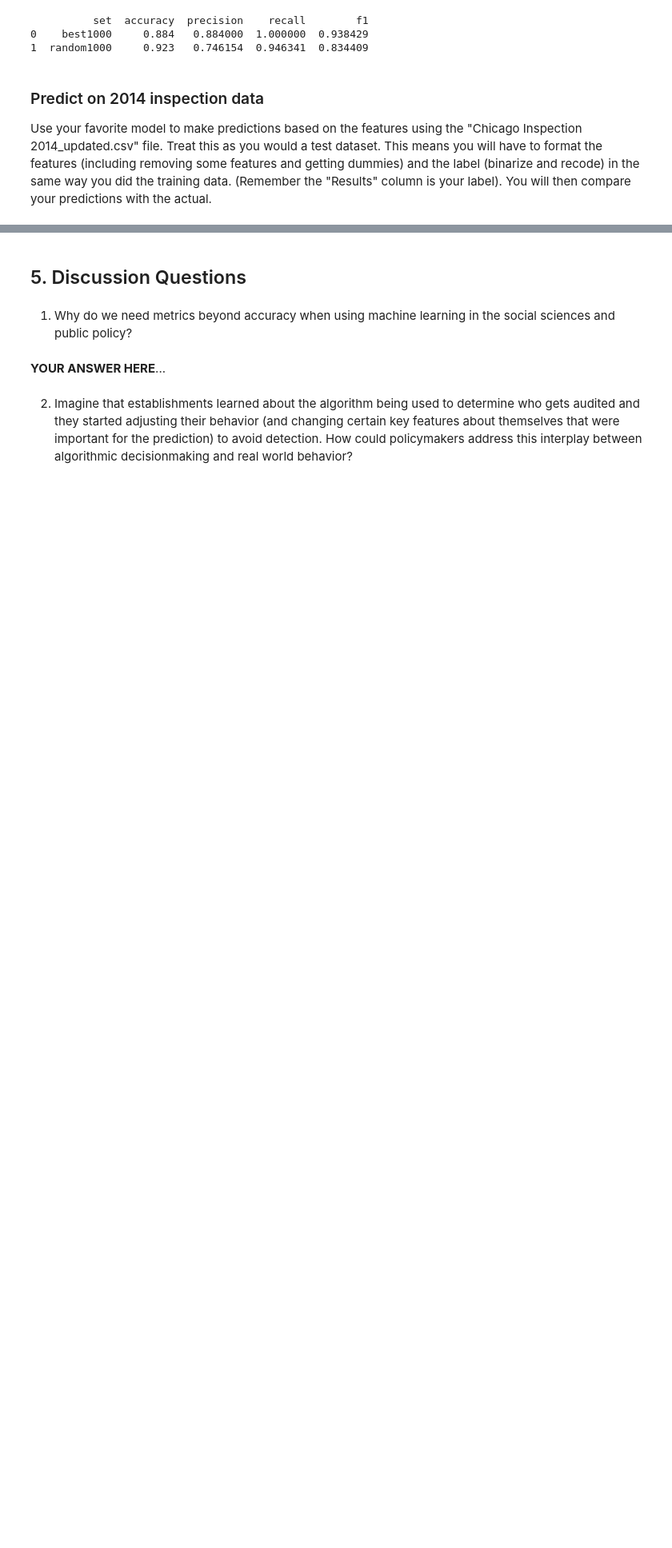
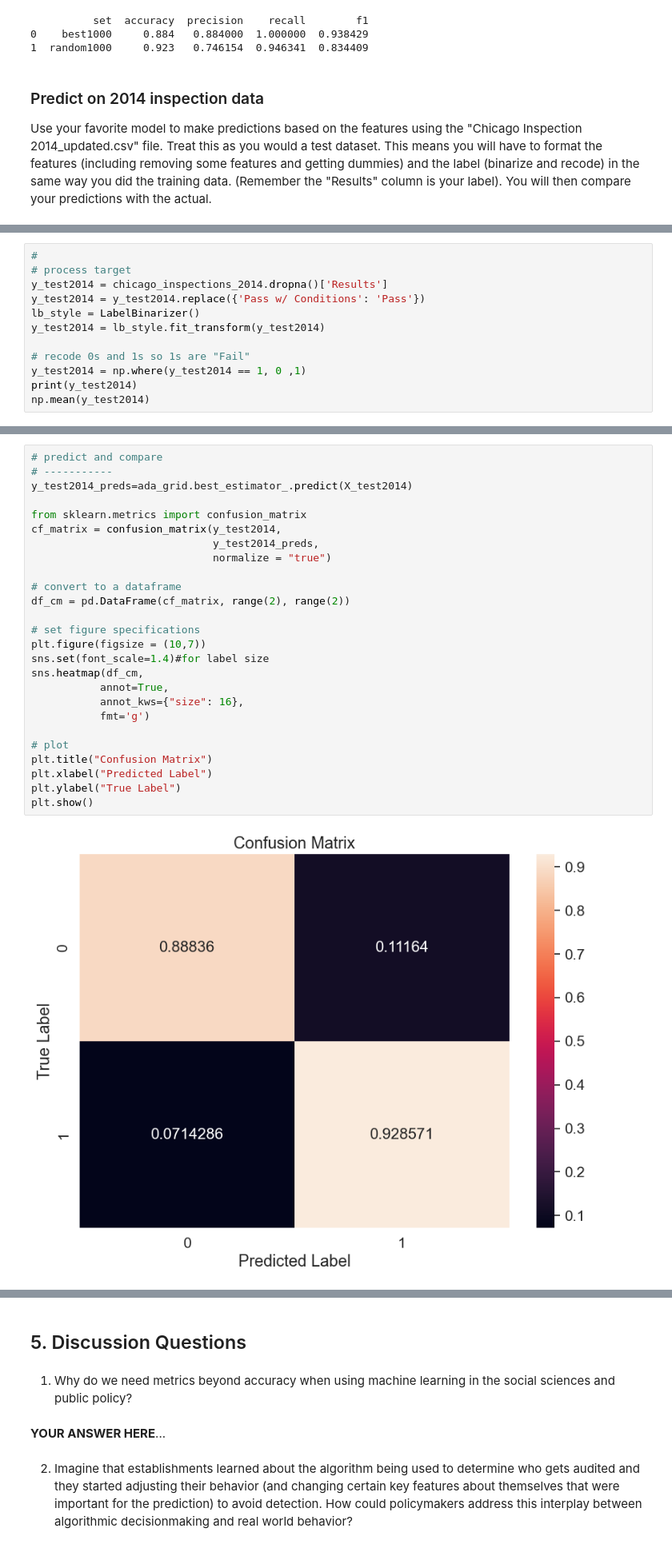
Before and after one commit to john-halifax/Computational-Social-Science-Projects, a Jupyter notebook: Project 3/Project 3 Students.ipynb, the cells around one changed output, grey strips where cells are left out. Shown: that part at 80% size. Drawn from its saved outputs; the diff is of its cells as text; blank space fills up the shorter version.

```diff
--- a/Project 3/Project 3 Students.ipynb
+++ b/Project 3/Project 3 Students.ipynb
@@ -501,0 +556,12 @@ y_test2014 = chicago_inspections_2014[...]
+# %%
+#
+# process target
+y_test2014 = chicago_inspections_2014.dropna()['Results']
+y_test2014 = y_test2014.replace({'Pass w/ Conditions': 'Pass'})
+lb_style = LabelBinarizer()
+y_test2014 = lb_style.fit_transform(y_test2014)
+
+# recode 0s and 1s so 1s are "Fail"
+y_test2014 = np.where(y_test2014 == 1, 0 ,1)
+print(y_test2014)
+np.mean(y_test2014)
@@ -501,0 +577,28 @@ y_test2014 = chicago_inspections_2014[...]
+# %%
+# predict and compare
+# -----------
+y_test2014_preds=ada_grid.best_estimator_.predict(X_test2014)
+
+from sklearn.metrics import confusion_matrix
+cf_matrix = confusion_matrix(y_test2014,
+                             y_test2014_preds,
+                             normalize = "true")
+
+# convert to a dataframe
+df_cm = pd.DataFrame(cf_matrix, range(2), range(2))
+
+# set figure specifications
+plt.figure(figsize = (10,7))
+sns.set(font_scale=1.4)#for label size
+sns.heatmap(df_cm,
+           annot=True,
+           annot_kws={"size": 16},
+           fmt='g')
+
+# plot
+plt.title("Confusion Matrix")
+plt.xlabel("Predicted Label")
+plt.ylabel("True Label")
+plt.show()
+# %% [output]
+[figure, added]
```
Also changed, not shown: parts of 11 cells of this notebook.
